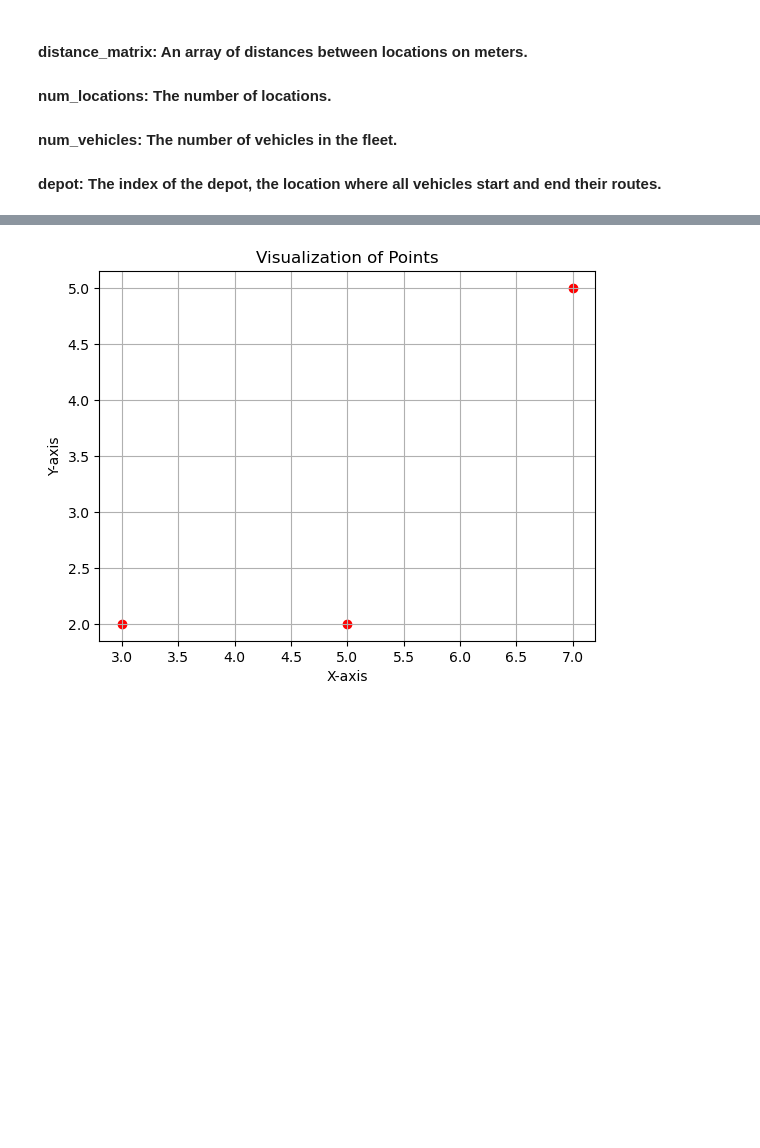
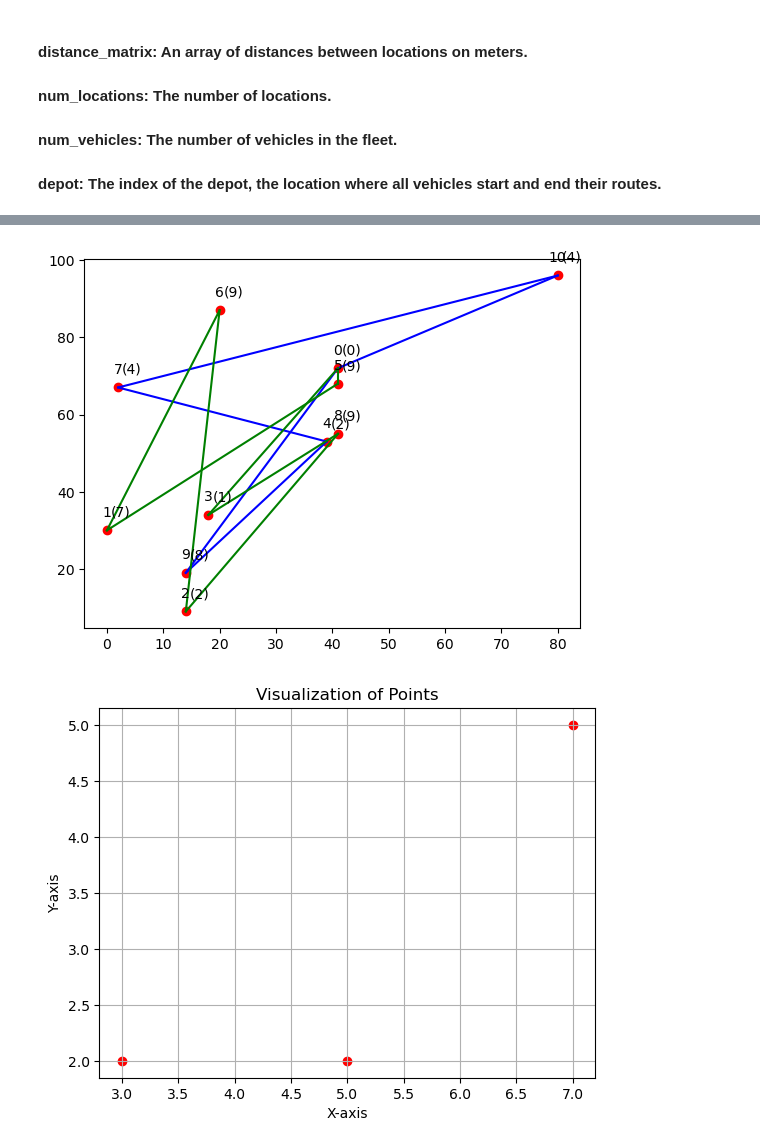
Before and after one commit to Pudro/vrvrl, a Jupyter notebook: vrp.ipynb, the cells around one changed output, grey strips where cells are left out. Saved outputs shown, nothing was run; the diff lists cells and outputs as text; code cells hidden in the pictures; blank space fills up the shorter version.

Commit message:
OR-Tools comparsion, plots

```diff
--- a/vrp.ipynb
+++ b/vrp.ipynb
@@ -6,3 +6,18 @@ from ortools.constraint_solver import pywrapcp
 #### num_locations: The number of locations.
 #### num_vehicles: The number of vehicles in the fleet.
 #### depot: The index of the depot, the location where all vehicles start and end their routes.
+# %%
+original_list = [[4.17022005e-01, 7.20324493e-01],
+ [1.14374817e-04, 3.02332573e-01],
+ [1.46755891e-01, 9.23385948e-02],
+ [1.86260211e-01, 3.45560727e-01],
+ [3.96767474e-01, 5.38816734e-01],
+ [4.19194514e-01, 6.85219500e-01],
+ [2.04452250e-01, 8.78117436e-01],
+ [2.73875932e-02, 6.70467510e-01],
+ [4.17304802e-01, 5.58689828e-01],
+ [1.40386939e-01, 1.98101489e-01],
+ [8.00744569e-01, 9.68261576e-01]]
+# %%
+rounded_list = [[int((round(element*100, 2))) for element in row] for row in original_list]
+rounded_list
@@ -9,2 +36,34 @@ from ortools.constraint_solver import pywrapcp
+# %%
+import matplotlib.pyplot as plt
+
+points = rounded_list
+routes = [[0, 10, 7, 4, 9, 0], [0, 5, 1, 6, 2, 8, 3, 0]]
+data = [0, 7, 2, 1, 2, 9, 9, 4, 9, 8, 4]
+
+x, y = zip(*points)
+
+plt.scatter(x, y, color='red', marker='o')
+route_colors = ['blue', 'green', 'red', 'purple', 'orange']
+
+for index,route in enumerate(routes):
+    color = route_colors[index % len(route_colors)]
+
+    for i in range(len(route) - 1):
+        plt.plot([x[route[i]], x[route[i + 1]]], [y[route[i]], y[route[i + 1]]], color=color)
+
+    plt.plot([x[route[-1]], x[route[0]]], [y[route[-1]], y[route[0]]], color='blue')
+
+for i, txt in enumerate(range(len(x))):
+    plt.annotate(txt, (x[i], y[i]), textcoords="offset points", xytext=(0, 10), ha='center')
+
+
+for i, txt in enumerate(data):
+    plt.annotate(f"({txt})", (x[i], y[i]), textcoords="offset points", xytext=(10, 10), ha='center')
+
+
+
+plt.show()
+# %% [output]
+[figure, added]
 # %%
 points = [[3, 2], [5, 2], [7, 5]]
```
Also changed, not shown: parts of 6 cells of this notebook.
